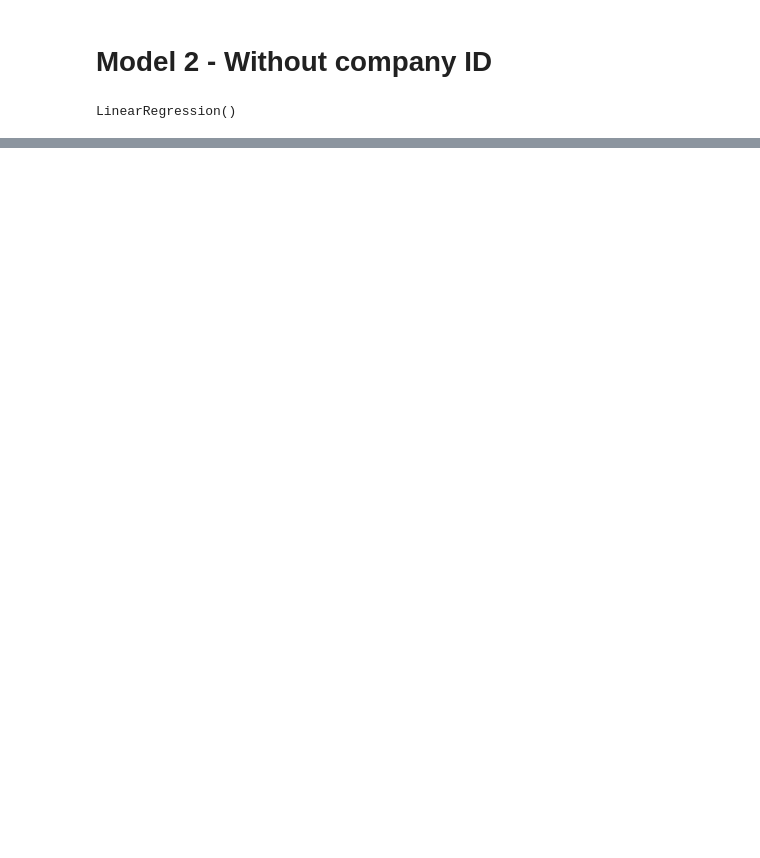
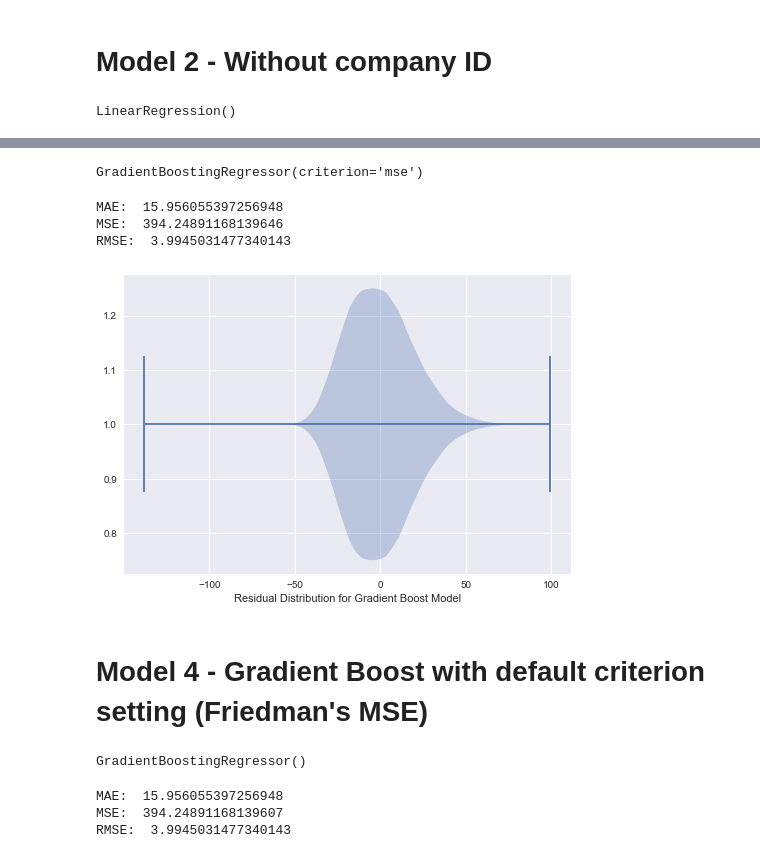
Before and after one commit to kiranbanger/data_science_machine_learning_projects, a Jupyter notebook: Salary_Predictions/SalaryPrediction_1.ipynb, the cells around one changed output, grey strips where cells are left out. Saved outputs shown, nothing was run; the diff lists cells and outputs as text; code cells hidden in the pictures; blank space fills up the shorter version.

Commit message:
gradient boost models

```diff
--- a/Salary_Predictions/SalaryPrediction_1.ipynb
+++ b/Salary_Predictions/SalaryPrediction_1.ipynb
@@ -588,0 +586,18 @@ plt.show()
+# %%
+gbm = GradientBoostingRegressor(criterion = 'mse')
+# use default learning rate of 0.1 and 100 estimators, least squares loss function
+# but use mse, and read up on friedman mse
+# %%
+gbm.fit(x,np.array(y).ravel())
+# %% [output]
+GradientBoostingRegressor(criterion='mse')
+# %%
+predictions3 = gbm.predict(x_test)
+# %%
+print('MAE: ',metrics.mean_absolute_error(y_test, predictions3))
+print('MSE: ',metrics.mean_squared_error(y_test, predictions3))
+print('RMSE: ',np.sqrt(metrics.mean_absolute_error(y_test, predictions3)))
+# %% [output]
+MAE:  15.956055397256948
+MSE:  394.24891168139646
+RMSE:  3.9945031477340143
@@ -588,0 +606,11 @@ plt.show()
+# %%
+residuals3 = np.array(y_test).ravel() - predictions3
+#plot residuals
+fig, ax = plt.subplots()
+ax.violinplot(residuals3, vert = False)
+ax.set_xlabel('Residual Distribution for Gradient Boost Model')
+plt.show()
+# %% [output]
+[figure, added]
+# %% [markdown]
+# Model 4 - Gradient Boost with default criterion setting (Friedman's MSE)
@@ -588,0 +620,4 @@ plt.show()
+# %%
+gbm2.fit(x,np.array(y).ravel())
+# %% [output]
+GradientBoostingRegressor()
@@ -588,0 +626,8 @@ plt.show()
+# %%
+print('MAE: ',metrics.mean_absolute_error(y_test, predictions4))
+print('MSE: ',metrics.mean_squared_error(y_test, predictions4))
+print('RMSE: ',np.sqrt(metrics.mean_absolute_error(y_test, predictions4)))
+# %% [output]
+MAE:  15.956055397256948
+MSE:  394.24891168139607
+RMSE:  3.9945031477340143
```
Also changed, not shown: parts of 44 cells of this notebook.
